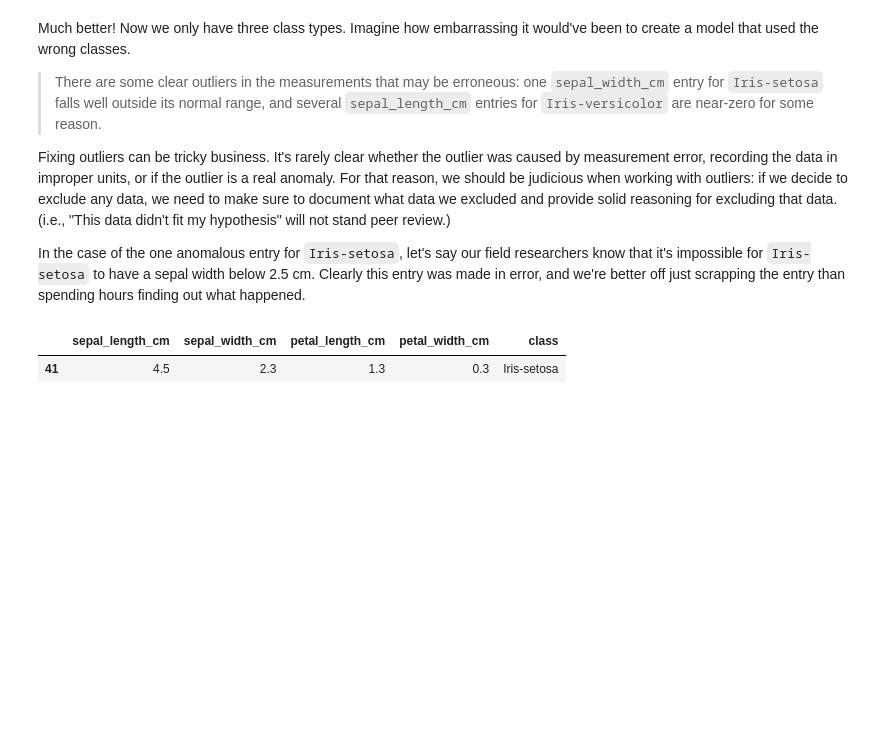
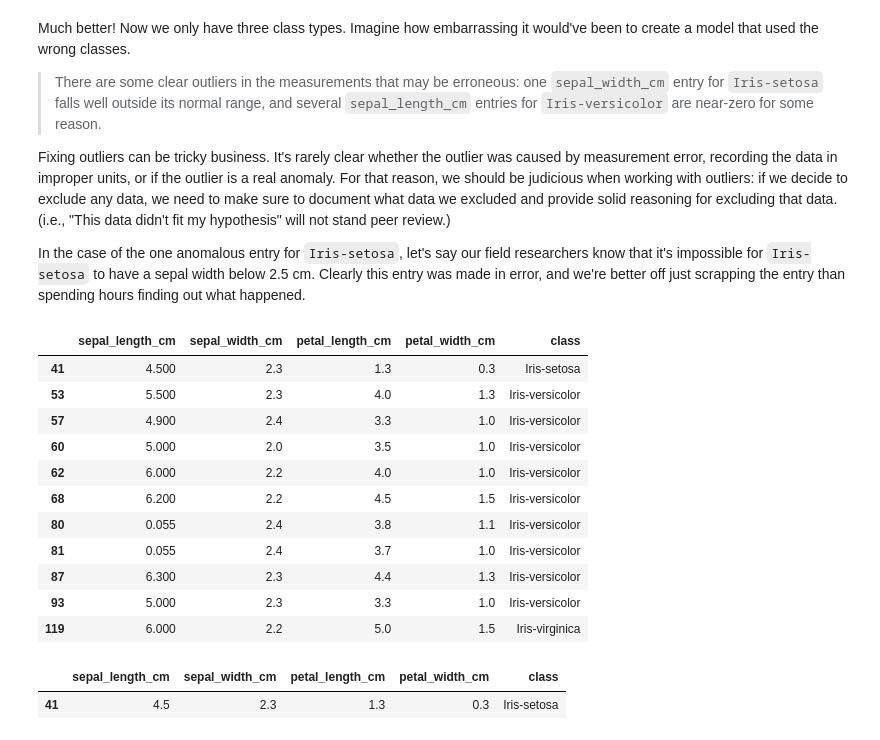
Before and after one commit to ValRCS/RTU_Data_Analysis_Visualization_CPD, a Jupyter notebook: notebooks/day4_Irises_Data_Analysis_Workflow_Classification_Clustering.ipynb, the cells around one changed output. Saved outputs shown, nothing was run; the diff lists cells and outputs as text; code cells hidden in the pictures; blank space fills up the shorter version.

```diff
--- a/notebooks/day4_Irises_Data_Analysis_Workflow_Classification_Clustering.ipynb
+++ b/notebooks/day4_Irises_Data_Analysis_Workflow_Classification_Clustering.ipynb
@@ -441,6 +454,21 @@ Much better! Now we only have three class types. Imagine how embarrassing it wou
 Fixing outliers can be tricky business. It's rarely clear whether the outlier was caused by measurement error, recording the data in improper units, or if the outlier is a real anomaly. For that reason, we should be judicious when working with outliers: if we decide to exclude any data, we need to make sure to document what data we excluded and provide solid reasoning for excluding that data. (i.e., "This data didn't fit my hypothesis" will not stand peer review.)
 
 In the case of the one anomalous entry for `Iris-setosa`, let's say our field researchers know that it's impossible for `Iris-setosa` to have a sepal width below 2.5 cm. Clearly this entry was made in error, and we're better off just scrapping the entry than spending hours finding out what happened.
+# %%
+iris_data.loc[(iris_data['sepal_width_cm'] < 2.5)] # this is not specific enough as it covers other irises besides setosa
+# %% [output]
+|  | sepal_length_cm | sepal_width_cm | petal_length_cm | petal_width_cm | class |
+| 41 | 4.500 | 2.3 | 1.3 | 0.3 | Iris-setosa |
+| 53 | 5.500 | 2.3 | 4.0 | 1.3 | Iris-versicolor |
+| 57 | 4.900 | 2.4 | 3.3 | 1.0 | Iris-versicolor |
+| 60 | 5.000 | 2.0 | 3.5 | 1.0 | Iris-versicolor |
+| 62 | 6.000 | 2.2 | 4.0 | 1.0 | Iris-versicolor |
+| 68 | 6.200 | 2.2 | 4.5 | 1.5 | Iris-versicolor |
+| 80 | 0.055 | 2.4 | 3.8 | 1.1 | Iris-versicolor |
+| 81 | 0.055 | 2.4 | 3.7 | 1.0 | Iris-versicolor |
+| 87 | 6.300 | 2.3 | 4.4 | 1.3 | Iris-versicolor |
+| 93 | 5.000 | 2.3 | 3.3 | 1.0 | Iris-versicolor |
+| 119 | 6.000 | 2.2 | 5.0 | 1.5 | Iris-virginica |
 # %%
 smallpetals = iris_data.loc[(iris_data['sepal_width_cm'] < 2.5) & (iris_data['class'] == 'Iris-setosa')]
 smallpetals
```
Also changed, not shown: parts of 16 cells of this notebook.
